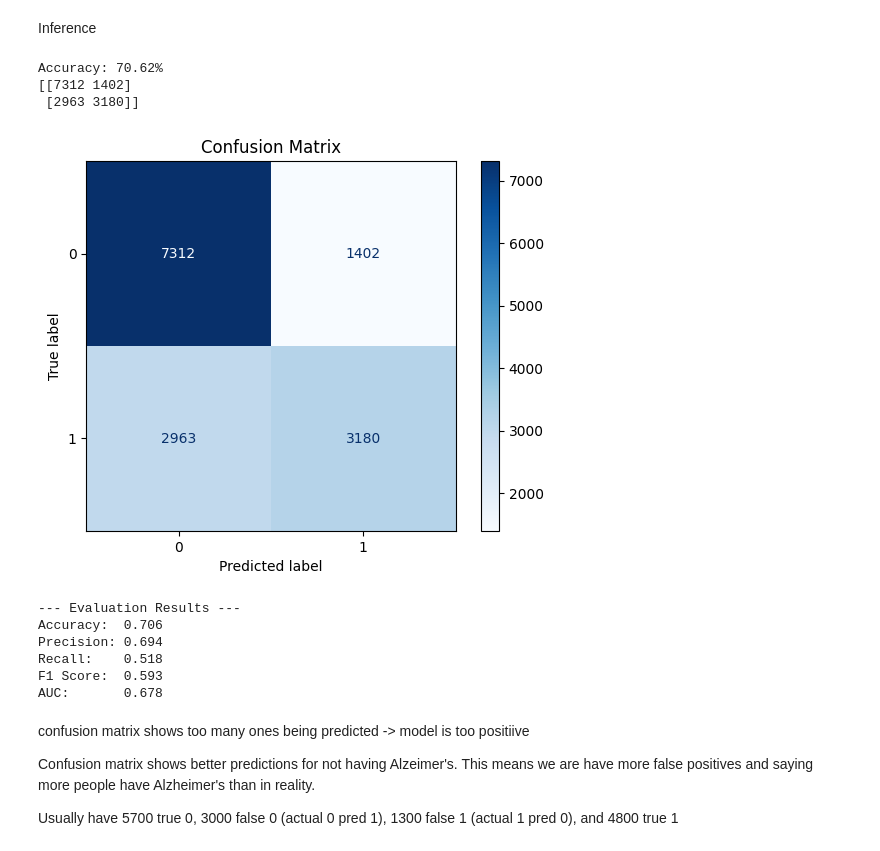
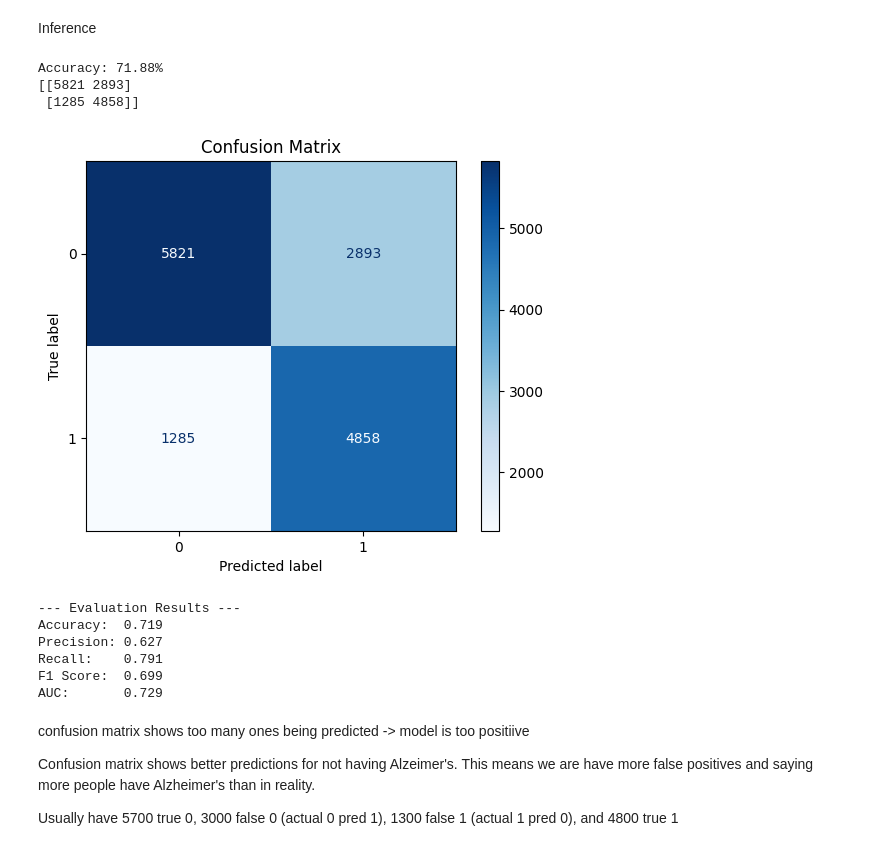
Before and after one commit to rahuldmello24/AlzheimerPrediction, a Jupyter notebook: Alzheimer's Prediction.ipynb, the cells around one changed output. Cells and saved outputs as stored; diff of their text form; code cells hidden in the pictures.

```diff
--- a/Alzheimer's Prediction.ipynb
+++ b/Alzheimer's Prediction.ipynb
@@ -242,3 +244,6 @@ memory usage: 4.2 MB
+# %%
+X_train_res.drop(drop, axis=1, inplace=True)
+X_test.drop(drop, axis=1, inplace=True)
 # %%
 X_train_res.describe()
 # %% [output]
@@ -373,7 +379,7 @@ class BinaryMLP(nn.Module):
         out = self.sigmoid(out)
         return out, emb  # shape (batch_size, 1)
 # %%
-model = BinaryMLP(35)
+model = BinaryMLP(28)
 print(model)
 # %% [output]
 BinaryMLP(
@@ -414,11 +420,11 @@ from torch.utils.tensorboard import SummaryWriter
 
 # initialize tensorboard writer
 # CHANGE LOG FOR EACH DAY\
-writer = SummaryWriter(log_dir='runs/model_training/feb24/tiny_init_zero')
+writer = SummaryWriter(log_dir='runs/model_training/feb24/tiny')
 
 # Training Loop for PyTorch Model
 
-def train(model, loss_fn, optimizer, train_loader, batch_size=64, epochs=5, threshold=0.3, test_loader=None):
+def train(model, loss_fn, optimizer, train_loader, batch_size=64, epochs=5, threshold=0.5, test_loader=None):
     """
     A function to train a PyTorch model.
     It teaches the model to predict answers correctly by repeatedly learning from mistakes.
@@ -430,7 +436,7 @@ def train(model, loss_fn, optimizer, train_loader, batch_size=64, epochs=5, thre
     - batch_size: How many examples to process at a time (default is 64).
     - epochs: How many rounds of learning the model will go through (default is 5).
     """
-
+    """
     # log model graph
     sample_input = torch.randn(batch_size, 35).to(device) ## adjust to model input
     try:
@@ -438,6 +444,7 @@ def train(model, loss_fn, optimizer, train_loader, batch_size=64, epochs=5, thre
         print("Model sucessfully logged in TensorBoard!")
     except Exception as e:
         print(f"Error while logging model graph: {e}")
+        """
 
 
 
@@ -520,7 +527,7 @@ Hyperparameters and Train
 lr = 0.01
 epochs = 10
 loss_fn = nn.BCELoss()
-optimizer = torch.optim.Adam(model.parameters(), lr=lr, weight_decay=0.005)
+optimizer = torch.optim.Adam(model.parameters(), lr=lr)
 
 train(model, loss_fn, optimizer, train_loader, batch_size, epochs, test_loader=test_loader)
 # %% [output]
@@ -612,18 +618,18 @@ def test(model, test_loader, threshold=0.5):
     print(f"F1 Score:  {f1:.3f}")
     print(f"AUC:       {auc:.3f}")
 # %%
-test(model, test_loader, threshold=0.7)
+test(model, test_loader, threshold=0.5)
 # %% [output]
-Accuracy: 70.62%
-[[7312 1402]
- [2963 3180]]
+Accuracy: 71.88%
+[[5821 2893]
+ [1285 4858]]
-[figure, old version]
+[figure, new version]
 --- Evaluation Results ---
-Accuracy:  0.706
-Precision: 0.694
-Recall:    0.518
-F1 Score:  0.593
-AUC:       0.678
+Accuracy:  0.719
+Precision: 0.627
+Recall:    0.791
+F1 Score:  0.699
+AUC:       0.729
 # %% [markdown]
 confusion matrix shows too many ones being predicted -> model is too positiive
 
```
Also changed, not shown: parts of 11 cells of this notebook, 4 other files.
